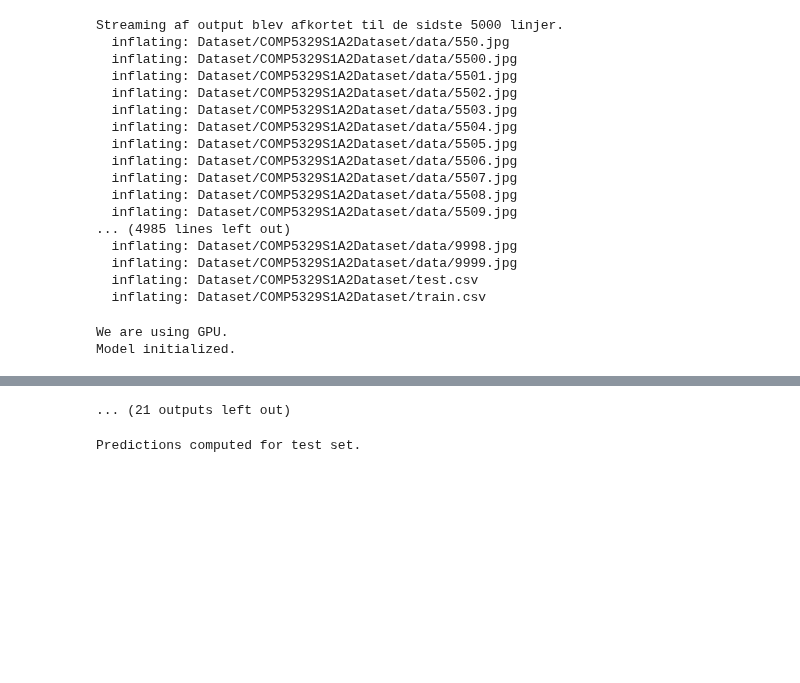
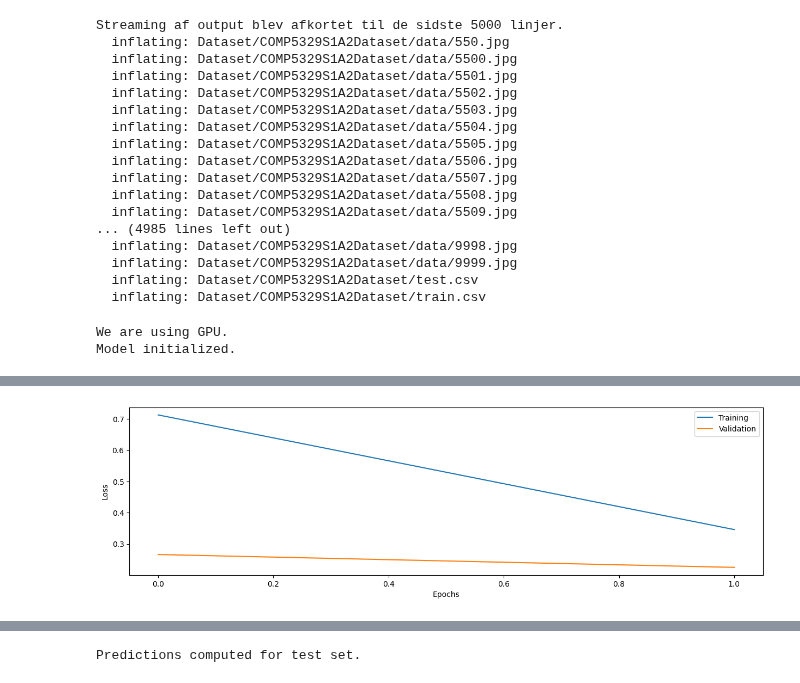
Before and after one commit to deding2000/COMP5329_Ass2, a Jupyter notebook: main_notebook.ipynb, the cells around one changed output, grey strips where cells are left out. Cells and saved outputs as stored; diff of their text form; code cells hidden in the pictures; blank space fills up the shorter version.

Commit message:
train split and other stuff

```diff
--- a/main_notebook.ipynb
+++ b/main_notebook.ipynb
@@ -60,16 +82,19 @@ from torchvision import transforms
 from torch.utils.data import DataLoader, Subset, random_split
 
 from Dataload import pil_process_image_color, encode, CustomImageDataset
-from models import CNN#, CNN_no_batchnorm
 from utils import test, train_network, pos_weight
+from metrics import compute_metrics
 from sklearn.metrics import confusion_matrix
 import torch
 import numpy as np
 from tqdm import tqdm
 
 # Hyperparameters
-batch_size = 128
+batch_size = 512
 lr = 0.001
+# To remove class 12
+#weights = torch.ones(19)
+#weights[11] = 0
 
 # Set device to GPU if this is available
 use_cuda = True if torch.cuda.is_available() else False
@@ -116,31 +141,37 @@ test_dataloader = DataLoader(test_data)
 # Setup model
 model = CNN().to(device)
 weights = pos_weight(df_train,barplot=False).to(device)
-loss = torch.nn.BCEWithLogitsLoss(pos_weight=weights)
+loss = torch.nn.BCEWithLogitsLoss()
 optimizer = torch.optim.Adam(model.parameters(), lr=lr)
 print('Model initialized.')
 
-# Creating 70/30 split of data
-generator1 = torch.Generator().manual_seed(10)
-subset_train,subset_test = random_split(training_data, [0.7, 0.3], generator=generator1)
-subset_trainloader = DataLoader(subset_train, batch_size=batch_size, shuffle=True,drop_last=True)
-subset_testloader = DataLoader(subset_test)
+# Loading indices for 80/20 split of training data
+train_idx = np.load("/content/subset_train_indices.npy")
+validation_idx = np.load("/content/validation_indices.npy")
+# Subset dataset for train and val
+subset_train_dataset = Subset(training_data, train_idx)
+validation_dataset = Subset(training_data, validation_idx)
+subset_train_loader = DataLoader(subset_train_dataset, batch_size=batch_size, shuffle=True)
+validation_loader = DataLoader(validation_dataset)
 
 # Training
 log_interval = 100 # How often we print train loss
-train_losses = train_network(log_interval,model, device, train_dataloader, optimizer, loss,epochs=30)
+train_losses, test_losses = train_network(log_interval,model, device, subset_train_loader, validation_loader,optimizer, loss,epochs=2)
 
 plt.figure(figsize=(15,4))
 plt.plot(train_losses,label="Training")
+plt.plot(test_losses,label="Validation")
 plt.ylabel("Loss")
 plt.xlabel("Epochs")
 plt.legend(loc='upper right')
 plt.show()
 
-# Testing forward operator
-#val_pred = test(model, device, test_dataloader,loss)
-#Compute predictions for true test set
-val_pred = test(model, device, test_dataloader,loss,target_available=False)
+# Testing on validation set and get
+test_loss, all_preds, all_targets = test(model, device, validation_loader, loss, target_available=True) # output predictions as tensors
+all_preds = np.asarray([np.asarray(tensor.cpu()) for tensor in all_preds])
+all_targets = np.asarray([np.asarray(tensor.cpu()) for tensor in all_targets])
+metrics = compute_metrics(all_preds,all_targets)
+print(metrics)
 # %% [output]
 We are using GPU.
 Model initialized.
@@ -155,0 +184 @@ Train Epoch: 2 [12800/20998 (61%)]      Loss: 0.180851
+[figure, added]
@@ -180,4 +189,3 @@ Train Epoch: 10 [12800/20998 (61%)]     Loss: 0.082293
-... (21 outputs left out)
 # %%
 # Compute predictions for true test set
 #val_pred = test(model, device, test_dataloader,loss,target_available=False)
```
Also changed, not shown: parts of 4 cells of this notebook.
